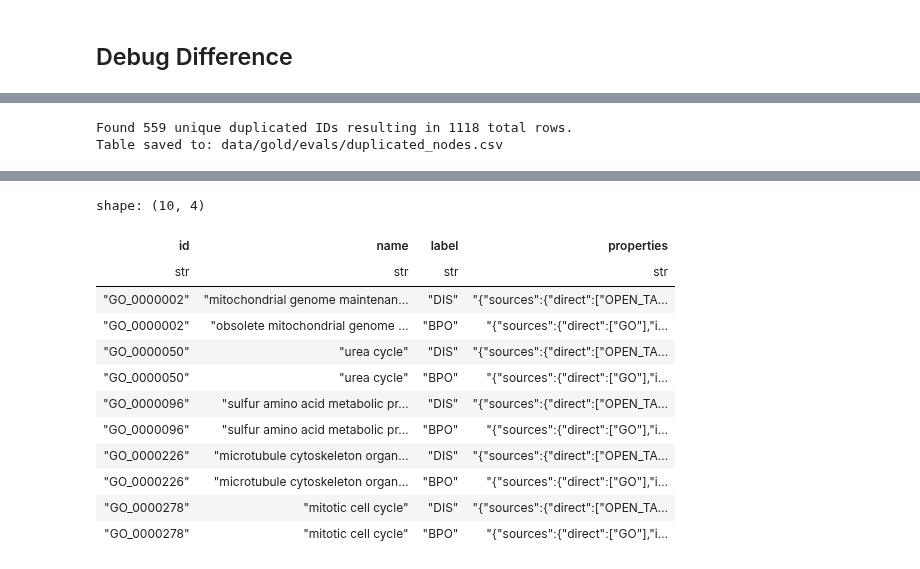
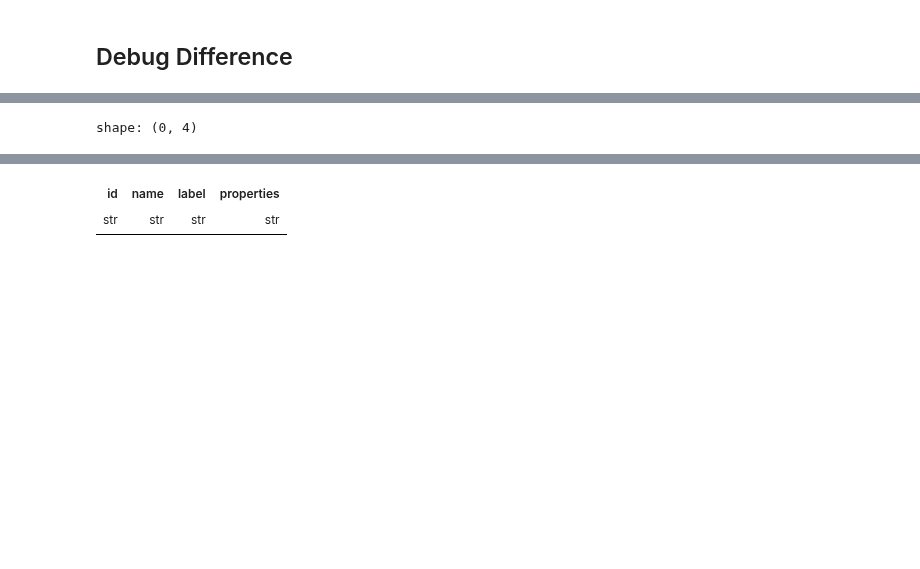
Before and after one commit to mims-harvard/OptimusKG, a Jupyter notebook: notebooks/graph_inspection.ipynb, the cells around one changed output, grey strips where cells are left out. Cells and saved outputs as stored; diff of their text form; code cells hidden in the pictures; blank space fills up the shorter version.

```diff
--- a/notebooks/graph_inspection.ipynb
+++ b/notebooks/graph_inspection.ipynb
@@ -180,10 +161,10 @@ duplicated_nodes_table = (
 
 # Save the table
 output_file = Path("data/gold/evals/duplicated_nodes.csv")
-duplicated_nodes_table.write_csv(output_file)
-
-print(f"Found {duplicate_ids.height} unique duplicated IDs resulting in {duplicated_nodes_table.height} total rows.")
-print(f"Table saved to: {output_file}")
+if duplicated_nodes_table.height > 0:
+    duplicated_nodes_table.write_csv(output_file)
+    print(f"Found {duplicate_ids.height} unique duplicated IDs resulting in {duplicated_nodes_table.height} total rows.")
+    print(f"Table saved to: {output_file}")
 
 # Display the first few rows for inspection
 duplicated_nodes_table.head(10)
@@ -191,2 +173 @@ duplicated_nodes_table.head(10)
-Found 559 unique duplicated IDs resulting in 1118 total rows.
-Table saved to: data/gold/evals/duplicated_nodes.csv
+shape: (0, 4)
@@ -194,13 +174,2 @@ Table saved to: data/gold/evals/duplicated_nodes.csv
-shape: (10, 4)
 | id | name | label | properties |
 | str | str | str | str |
-| "GO_0000002" | "mitochondrial genome maintenan… | "DIS" | "{"sources":{"direct":["OPEN_TA… |
-| "GO_0000002" | "obsolete mitochondrial genome … | "BPO" | "{"sources":{"direct":["GO"],"i… |
-| "GO_0000050" | "urea cycle" | "DIS" | "{"sources":{"direct":["OPEN_TA… |
-| "GO_0000050" | "urea cycle" | "BPO" | "{"sources":{"direct":["GO"],"i… |
-| "GO_0000096" | "sulfur amino acid metabolic pr… | "DIS" | "{"sources":{"direct":["OPEN_TA… |
-| "GO_0000096" | "sulfur amino acid metabolic pr… | "BPO" | "{"sources":{"direct":["GO"],"i… |
-| "GO_0000226" | "microtubule cytoskeleton organ… | "DIS" | "{"sources":{"direct":["OPEN_TA… |
-| "GO_0000226" | "microtubule cytoskeleton organ… | "BPO" | "{"sources":{"direct":["GO"],"i… |
-| "GO_0000278" | "mitotic cell cycle" | "DIS" | "{"sources":{"direct":["OPEN_TA… |
-| "GO_0000278" | "mitotic cell cycle" | "BPO" | "{"sources":{"direct":["GO"],"i… |
```
Also changed, not shown: parts of 18 cells of this notebook, 6 other files.
